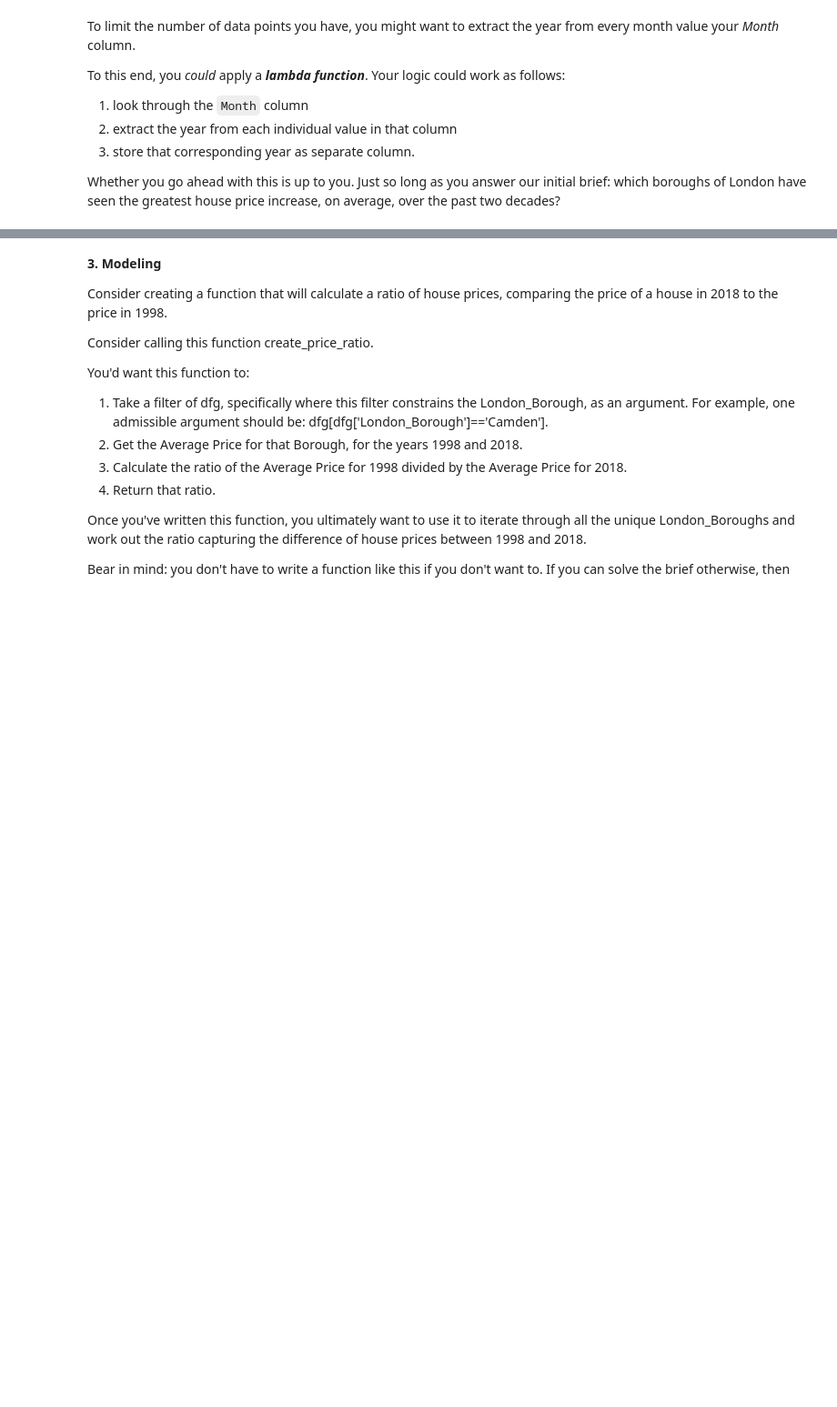
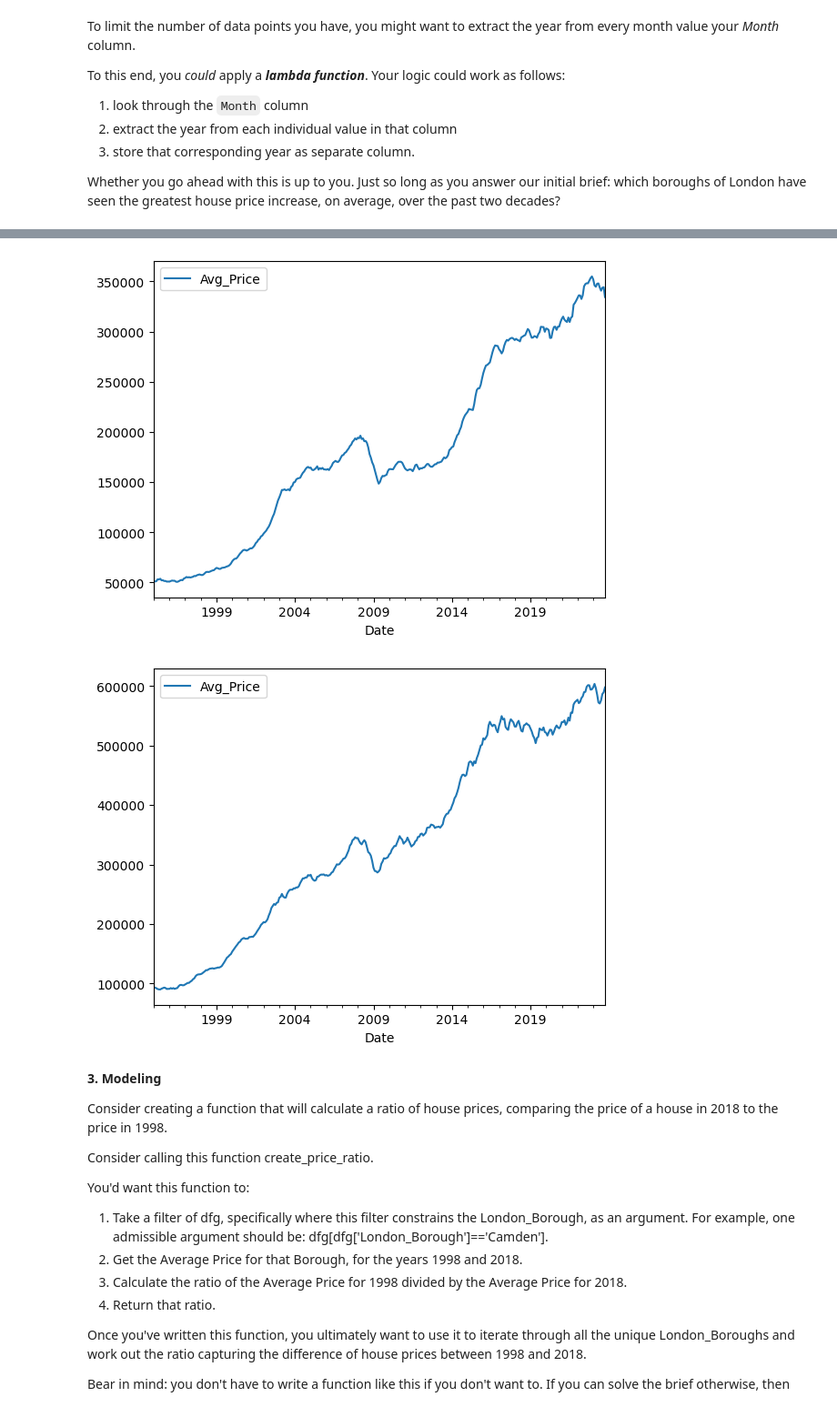
Before and after one commit to gabbycjames/BootcampPortfolio, a Jupyter notebook: London Housing Case Study - Tier 3.ipynb, the cells around one changed output, grey strips where cells are left out. Shown: that part at 91% size. Drawn from its saved outputs; the diff is of its cells as text; code cells hidden in the pictures; blank space fills up the shorter version.

Commit message:
Trying to plot

```diff
--- a/London Housing Case Study - Tier 3.ipynb
+++ b/London Housing Case Study - Tier 3.ipynb
@@ -298,3 +347,7 @@ To this end, you *could* apply a ***lambda function***. Your logic could work as
 3. store that corresponding year as separate column.
 
 Whether you go ahead with this is up to you. Just so long as you answer our initial brief: which boroughs of London have seen the greatest house price increase, on average, over the past two decades?
+# %%
+properties['Month'] = properties['Date'].dt.month
+# %%
+properties['Year'] = properties['Date'].dt.year
@@ -301,3 +370,14 @@ Whether you go ahead with this is up to you. Just so long as you answer our init
+# %%
+Barking_Dagenham = properties[properties['Boroughs'].isin(['Barking & Dagenham'])]
+# %%
+Barnet = properties[properties['Boroughs'].isin(['Barnet'])]
+# %%
+Barking_Dagenham.plot(x='Date', y='Avg_Price', kind='line')
+Barnet.plot(x='Date', y='Avg_Price', kind='line')
+plt.show()
+# %% [output]
+[figure, added]
+[figure, added]
 # %% [markdown]
 **3. Modeling**
 
```
Also changed, not shown: parts of 19 cells of this notebook.
